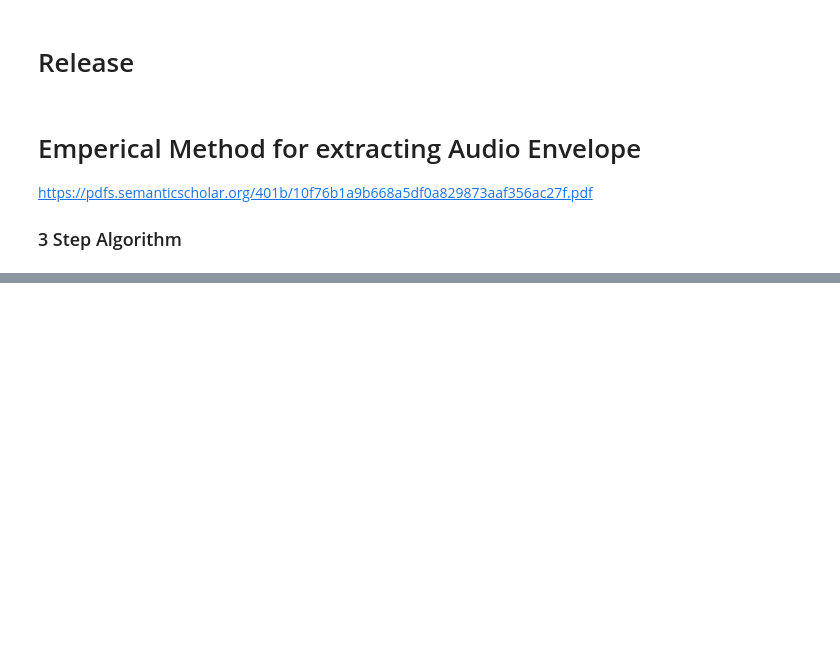
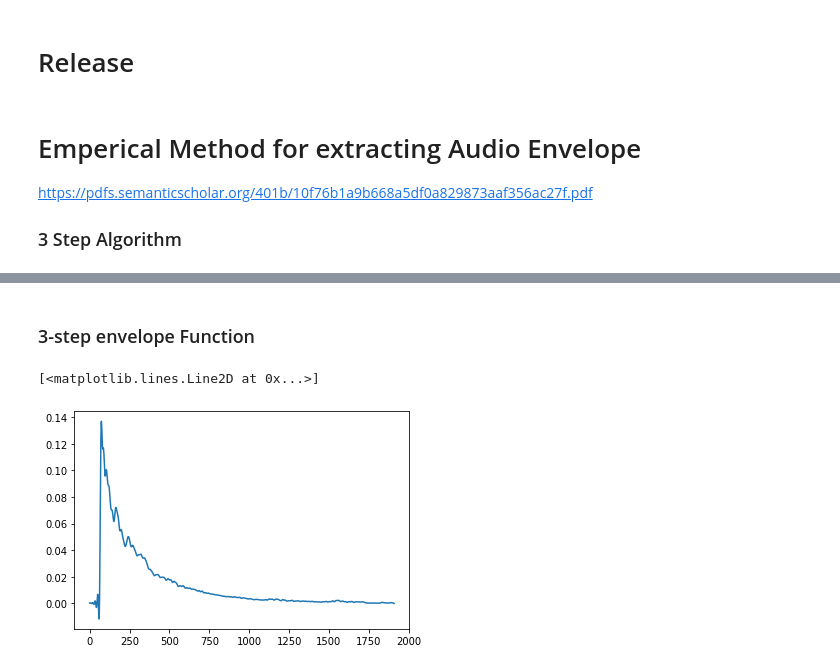
Before and after one commit to avesk/echo-synth, a Jupyter notebook: notebooks/Envelope Extraction.ipynb, the cells around one changed output, grey strips where cells are left out. Cells and saved outputs as stored; diff of their text form; code cells hidden in the pictures; blank space fills up the shorter version.

Commit message:
packages 3-step algorithm for envelope extraction in a function

```diff
--- a/notebooks/Envelope Extraction.ipynb
+++ b/notebooks/Envelope Extraction.ipynb
@@ -264,0 +265,28 @@ plt.plot(lpf_peaks)
+# %% [markdown]
+### 3-step envelope Function
+# %%
+def three_step_envelope(signal, K=200, freq_cutoff=0.125):
+    # Take the absolute value of the signal
+    abs_signal = np.abs(signal)
+
+    # Split signal into K bunches of N/K samples and take the max
+    # value from each bunch
+    N = len(abs_signal)
+    peaks = []
+    for i in range(0, N, K):
+        peaks.append(np.max(abs_signal[i:i+K]))
+    peaks = np.asarray(peaks)
+
+    # Apply a LPF with a cut off of 0.125 Times the Niquist (125 Hz)
+    b, a = sci.signal.butter(8, freq_cutoff)
+    lpf_peaks = sci.signal.filtfilt(b, a, peaks, padlen=150)
+
+    return lpf_peaks
+
+fname = '../datasets/guitar/vibrato.wav'
+signal, sr = sf.read(fname)
+env = three_step_envelope(signal)
+plt.plot(env)
+# %% [output]
+[<matplotlib.lines.Line2D at 0x...>]
+[figure, added]
```
Also changed, not shown: parts of 1 cell of this notebook.
